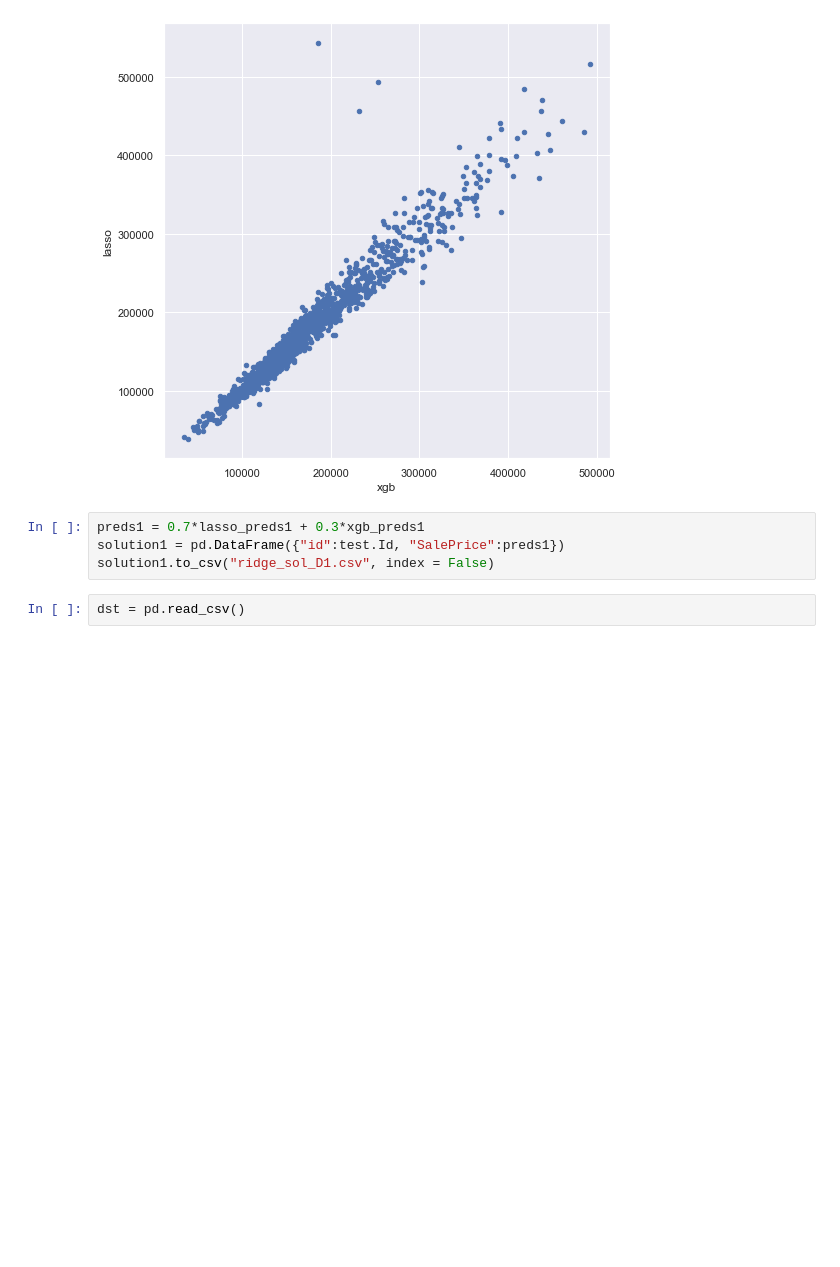
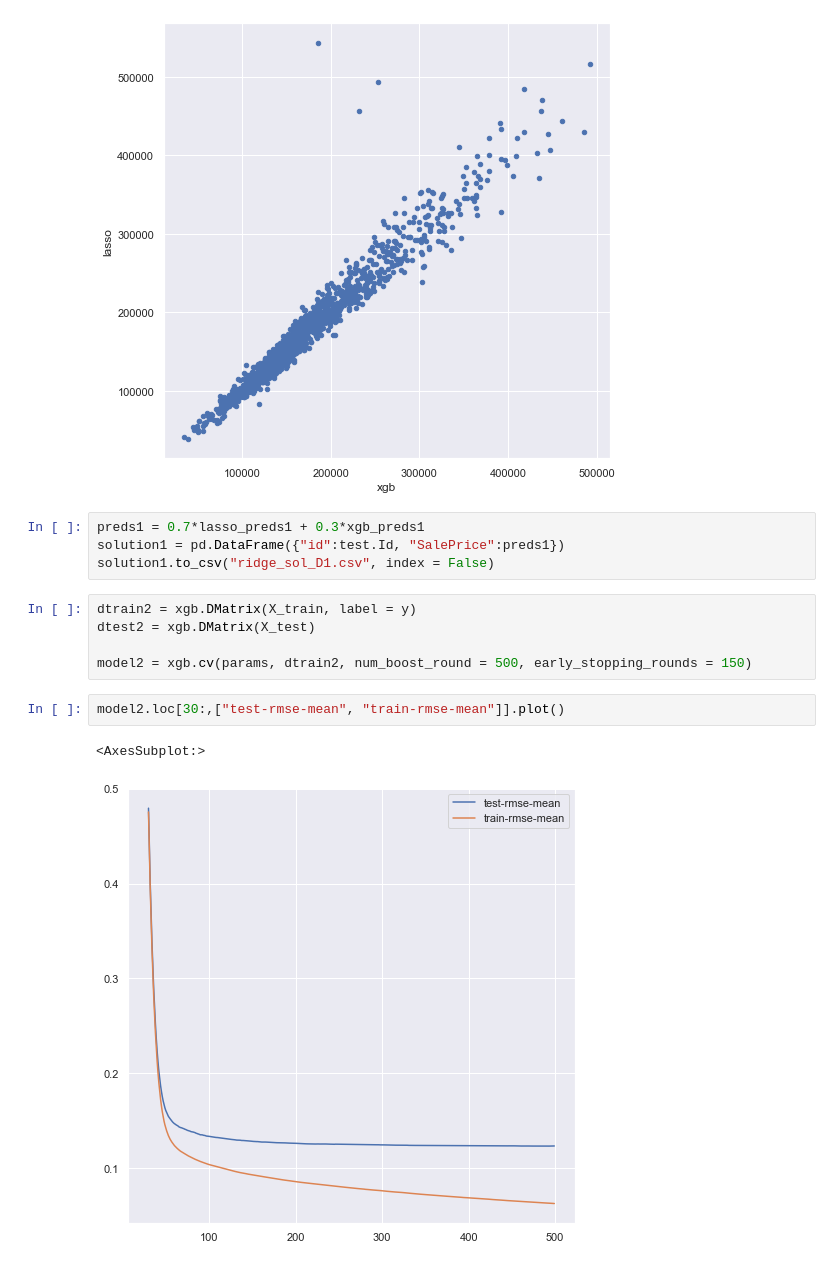
Before and after one commit to Ak-Gautam/Regularised_L_M, a Jupyter notebook: RLM.ipynb, the cells around one changed output. Saved outputs shown, nothing was run; the diff lists cells and outputs as text; blank space fills up the shorter version.

```diff
--- a/RLM.ipynb
+++ b/RLM.ipynb
@@ -655,5 +655,13 @@ predictions1.plot(x = "xgb", y = "lasso", kind = "scatter")
 preds1 = 0.7*lasso_preds1 + 0.3*xgb_preds1
 solution1 = pd.DataFrame({"id":test.Id, "SalePrice":preds1})
 solution1.to_csv("ridge_sol_D1.csv", index = False)
-# %%
-dst = pd.read_csv()
+# %%
+dtrain2 = xgb.DMatrix(X_train, label = y)
+dtest2 = xgb.DMatrix(X_test)
+
+model2 = xgb.cv(params, dtrain2, num_boost_round = 500, early_stopping_rounds = 150)
+# %%
+model2.loc[30:,["test-rmse-mean", "train-rmse-mean"]].plot()
+# %% [output]
+<AxesSubplot:>
+[figure, added]
```
Also changed, not shown: parts of 5 cells of this notebook, 1 other file.
